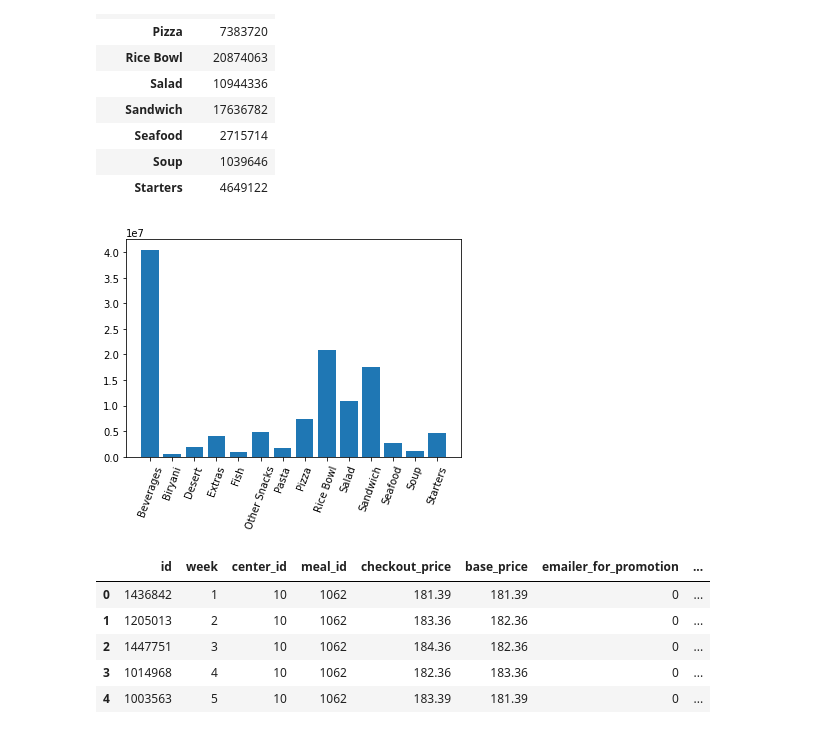
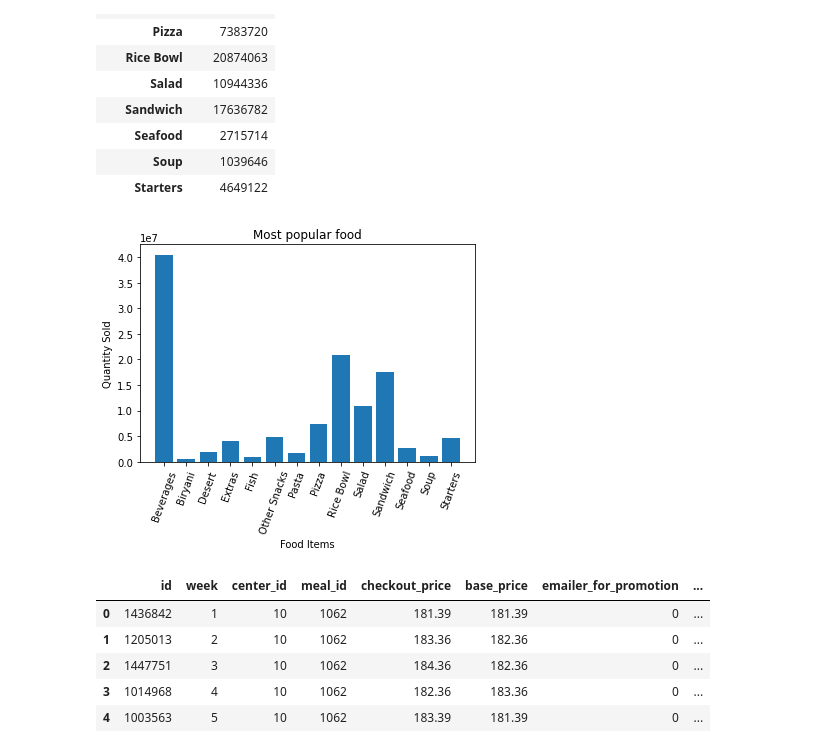
Before and after one commit to t-ROY-coder/IG-Summer-AI, a Jupyter notebook: Week 0/WEEK 0 CODING ASST.ipynb, the cells around one changed output. Saved outputs shown, nothing was run; the diff lists cells and outputs as text; code cells hidden in the pictures.

```diff
--- a/Week 0/WEEK 0 CODING ASST.ipynb
+++ b/Week 0/WEEK 0 CODING ASST.ipynb
@@ -218,15 +218,15 @@ table
 # %%
 orders = []
 for i in range(table.size):
     orders.append(table.num_orders[i])
 plt.bar(table.index, orders)
-plt.xlabel = 'Food Items'
-plt.ylabel = 'Quantity Sold'
-plt.title = 'Most popular food'
+plt.xlabel('Food Items')
+plt.ylabel('Quantity Sold')
+plt.title('Most popular food')
 plt.xticks(rotation=70) # This rotates the x-labels by 70 deg from left, to fit in the graph and it readable
 plt.show()
 # %% [output]
-[figure, old version]
+[figure, new version]
 # %%
 df['revenue'] = df.checkout_price * df.num_orders
 df['month'] = ((df.week-1)//4)+1
```
